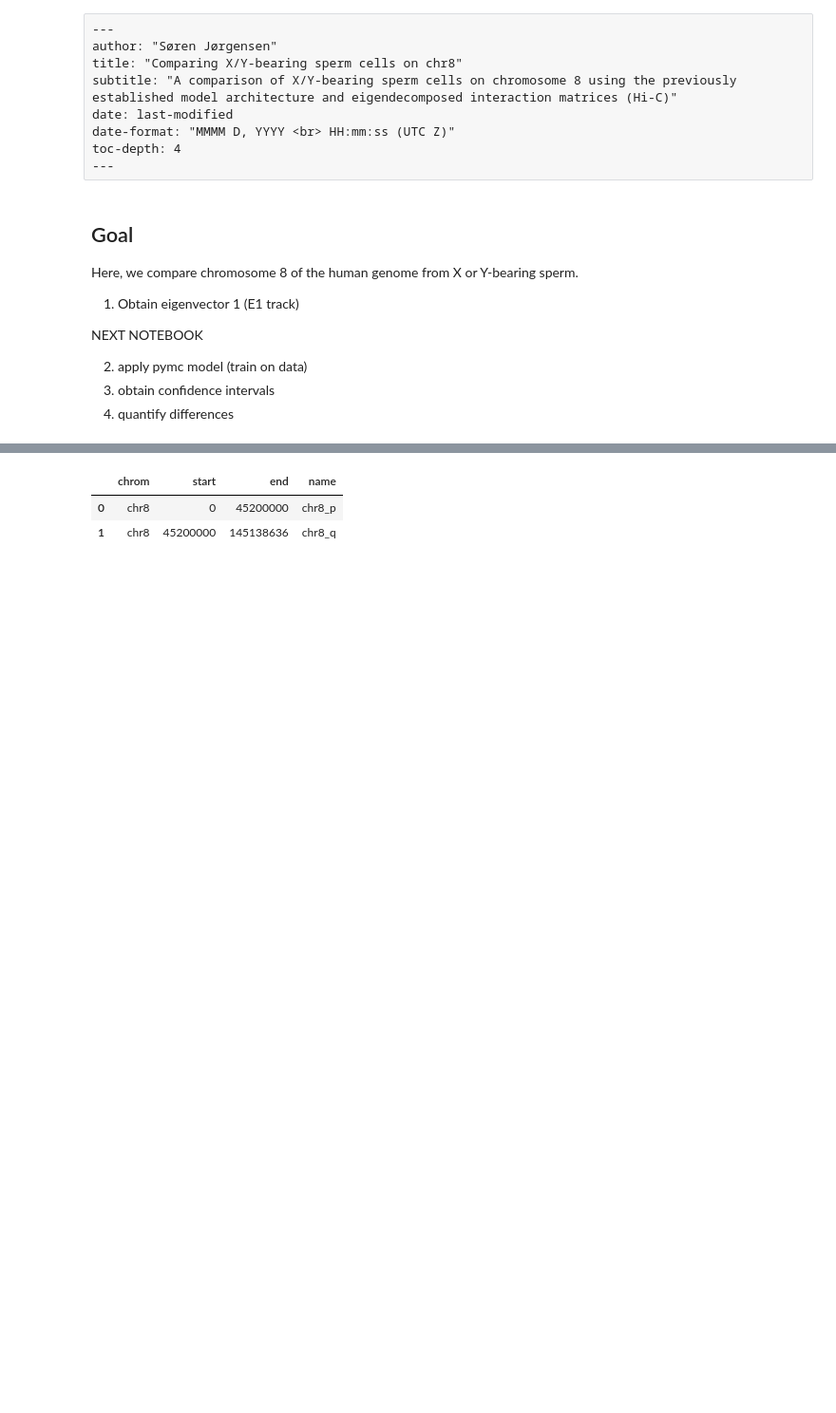
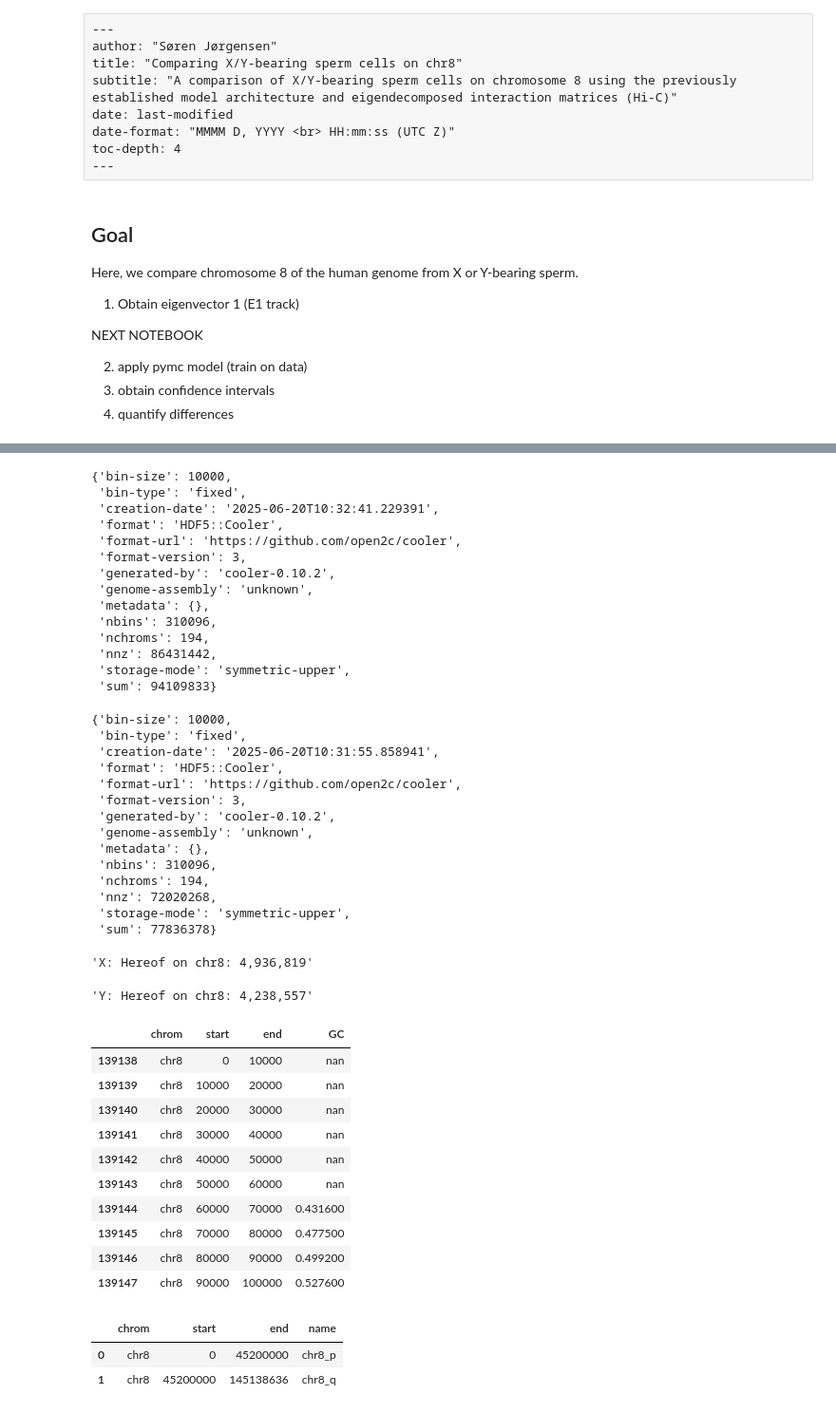
Before and after one commit to munch-group/hic-compartment-borders, a Jupyter notebook: notebooks/11_chr8_compare_X_Y_eigs.ipynb, the cells around one changed output, grey strips where cells are left out. Shown at 95% size. Cells and saved outputs as stored; diff of their text form; code cells hidden in the pictures; blank space fills up the shorter version.

```diff
--- a/notebooks/11_chr8_compare_X_Y_eigs.ipynb
+++ b/notebooks/11_chr8_compare_X_Y_eigs.ipynb
@@ -83,3 +37,53 @@ gc_cov.head(10).style.format({})
+# %%
+display(
+    clrX.info,
+    clrY.info,
+    f"X: Hereof on chr8: {clrX.pixels().fetch('chr8')['count'].sum():,}",
+    f"Y: Hereof on chr8: {clrY.pixels().fetch('chr8')['count'].sum():,}",
+)
+gc_cov[gc_cov['chrom']=='chr8'].head(10).style.format({})
+# %% [output]
+{'bin-size': 10000,
+ 'bin-type': 'fixed',
+ 'creation-date': '2025-06-20T10:32:41.229391',
+ 'format': 'HDF5::Cooler',
+ 'format-url': 'https://github.com/open2c/cooler',
+ 'format-version': 3,
+ 'generated-by': 'cooler-0.10.2',
+ 'genome-assembly': 'unknown',
+ 'metadata': {},
+ 'nbins': 310096,
+ 'nchroms': 194,
+ 'nnz': 86431442,
+ 'storage-mode': 'symmetric-upper',
+ 'sum': 94109833}
+{'bin-size': 10000,
+ 'bin-type': 'fixed',
+ 'creation-date': '2025-06-20T10:31:55.858941',
+ 'format': 'HDF5::Cooler',
+ 'format-url': 'https://github.com/open2c/cooler',
+ 'format-version': 3,
+ 'generated-by': 'cooler-0.10.2',
+ 'genome-assembly': 'unknown',
+ 'metadata': {},
+ 'nbins': 310096,
+ 'nchroms': 194,
+ 'nnz': 72020268,
+ 'storage-mode': 'symmetric-upper',
+ 'sum': 77836378}
+'X: Hereof on chr8: 4,936,819'
+'Y: Hereof on chr8: 4,238,557'
+|  | chrom | start | end | GC |
+| 139138 | chr8 | 0 | 10000 | nan |
+| 139139 | chr8 | 10000 | 20000 | nan |
+| 139140 | chr8 | 20000 | 30000 | nan |
+| 139141 | chr8 | 30000 | 40000 | nan |
+| 139142 | chr8 | 40000 | 50000 | nan |
+| 139143 | chr8 | 50000 | 60000 | nan |
+| 139144 | chr8 | 60000 | 70000 | 0.431600 |
+| 139145 | chr8 | 70000 | 80000 | 0.477500 |
+| 139146 | chr8 | 80000 | 90000 | 0.499200 |
+| 139147 | chr8 | 90000 | 100000 | 0.527600 |
 # %%
 # Make viewframes
 assembly = "GRCh38"
```
Also changed, not shown: parts of 8 cells of this notebook, 10 other files.
